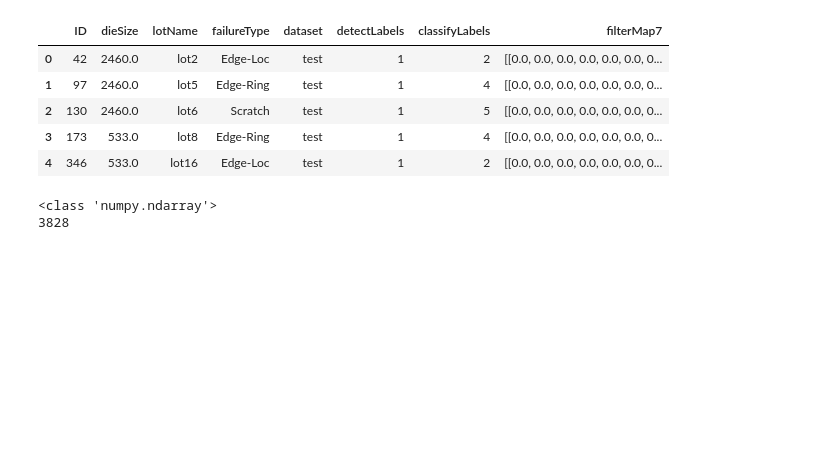
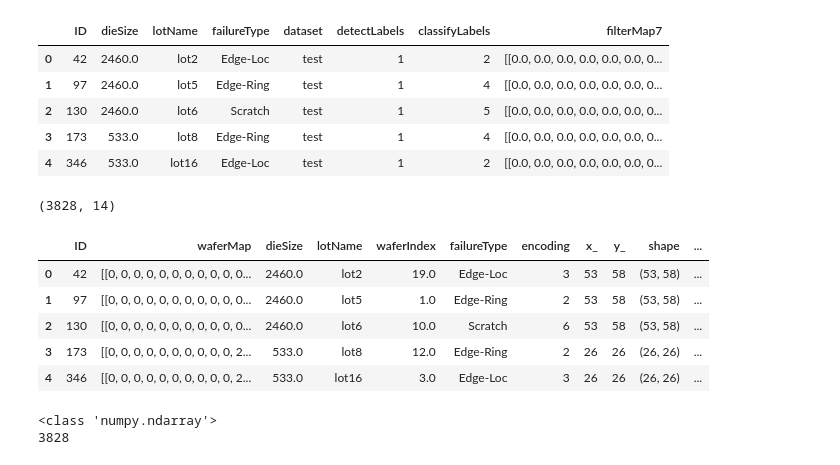
Before and after one commit to sngatzemeier/Wafer-Defect-Classification, a Jupyter notebook: Lea/code/yumodel_analysis_misclassified_vis.ipynb, the cells around one changed output. Cells and saved outputs as stored; diff of their text form; code cells hidden in the pictures; blank space fills up the shorter version.

```diff
--- a/Lea/code/yumodel_analysis_misclassified_vis.ipynb
+++ b/Lea/code/yumodel_analysis_misclassified_vis.ipynb
@@ -45,6 +45,20 @@ test.head()
 | 2 | 130 | 2460.0 | lot6 | Scratch | test | 1 | 5 | [[0.0, 0.0, 0.0, 0.0, 0.0, 0.0, 0... |
 | 3 | 173 | 533.0 | lot8 | Edge-Ring | test | 1 | 4 | [[0.0, 0.0, 0.0, 0.0, 0.0, 0.0, 0... |
 | 4 | 346 | 533.0 | lot16 | Edge-Loc | test | 1 | 2 | [[0.0, 0.0, 0.0, 0.0, 0.0, 0.0, 0... |
+# %%
+with open('../data/WM-clean2-test.pkl', "rb") as fh:
+    og_test = pickle.load(fh)
+og_test = og_test[og_test.failureType != 'none'].reset_index(drop=True)
+print(og_test.shape)
+og_test.head()
+# %% [output]
+(3828, 14)
+|  | ID | waferMap | dieSize | lotName | waferIndex | failureType | encoding | x_ | y_ | shape | ... |
+| 0 | 42 | [[0, 0, 0, 0, 0, 0, 0, 0, 0, 0, 0... | 2460.0 | lot2 | 19.0 | Edge-Loc | 3 | 53 | 58 | (53, 58) | ... |
+| 1 | 97 | [[0, 0, 0, 0, 0, 0, 0, 0, 0, 0, 0... | 2460.0 | lot5 | 1.0 | Edge-Ring | 2 | 53 | 58 | (53, 58) | ... |
+| 2 | 130 | [[0, 0, 0, 0, 0, 0, 0, 0, 0, 0, 0... | 2460.0 | lot6 | 10.0 | Scratch | 6 | 53 | 58 | (53, 58) | ... |
+| 3 | 173 | [[0, 0, 0, 0, 0, 0, 0, 0, 0, 0, 2... | 533.0 | lot8 | 12.0 | Edge-Ring | 2 | 26 | 26 | (26, 26) | ... |
+| 4 | 346 | [[0, 0, 0, 0, 0, 0, 0, 0, 0, 0, 2... | 533.0 | lot16 | 3.0 | Edge-Loc | 3 | 26 | 26 | (26, 26) | ... |
 # %%
 # must subtract 1 because classifyLabels is numbered with none as 0
 y_test = np.asarray(test.classifyLabels) - 1
```
Also changed, not shown: parts of 2 cells of this notebook, 2 other files.
